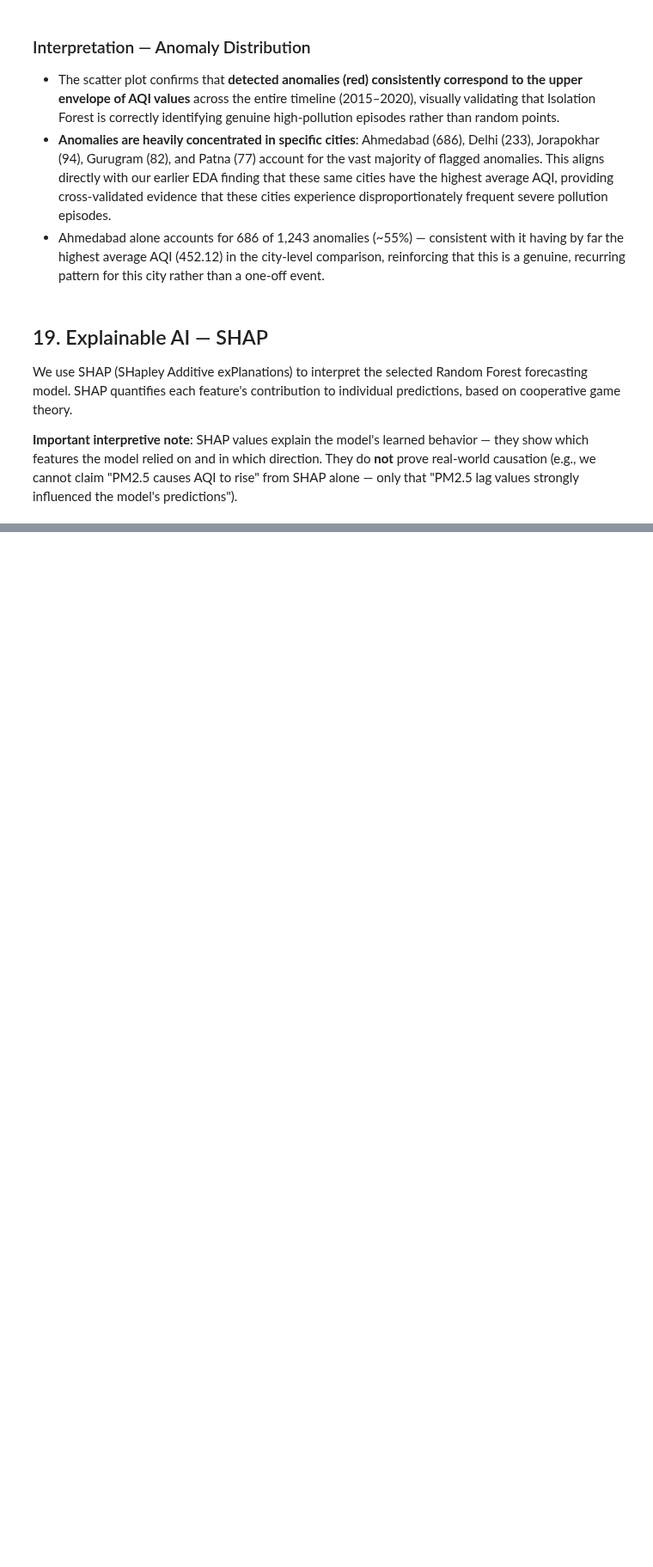
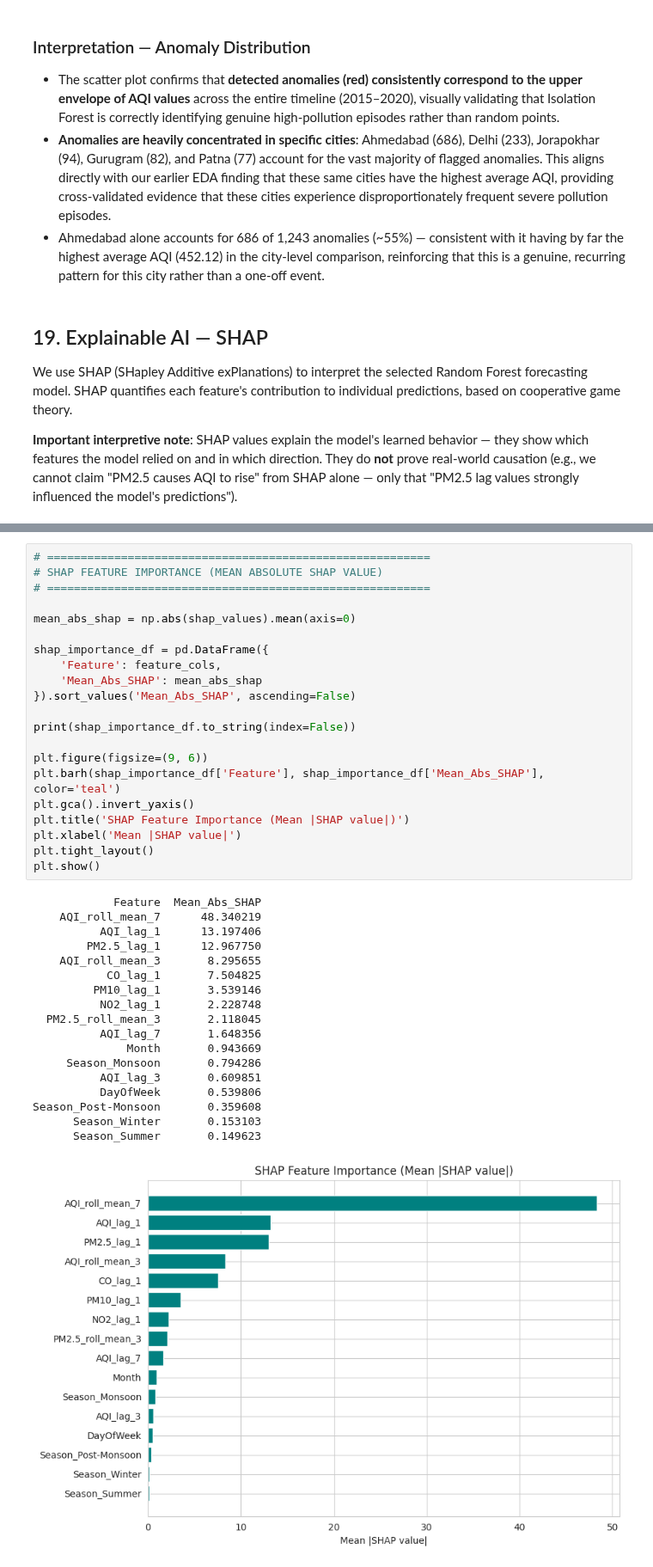
Before and after one commit to Lightrex7749/AI-ML-DL, a Jupyter notebook: AQI_Intelligence.ipynb, the cells around one changed output, grey strips where cells are left out. Shown at 86% size. Drawn from its saved outputs; the diff is of its cells as text; blank space fills up the shorter version.

```diff
--- a/AQI_Intelligence.ipynb
+++ b/AQI_Intelligence.ipynb
@@ -1761,0 +1765,40 @@ print("Shape of SHAP values:", shap_values.shape if hasattr(shap_values, 'shape'
+# %%
+# =========================================================
+# SHAP FEATURE IMPORTANCE (MEAN ABSOLUTE SHAP VALUE)
+# =========================================================
+
+mean_abs_shap = np.abs(shap_values).mean(axis=0)
+
+shap_importance_df = pd.DataFrame({
+    'Feature': feature_cols,
+    'Mean_Abs_SHAP': mean_abs_shap
+}).sort_values('Mean_Abs_SHAP', ascending=False)
+
+print(shap_importance_df.to_string(index=False))
+
+plt.figure(figsize=(9, 6))
+plt.barh(shap_importance_df['Feature'], shap_importance_df['Mean_Abs_SHAP'], color='teal')
+plt.gca().invert_yaxis()
+plt.title('SHAP Feature Importance (Mean |SHAP value|)')
+plt.xlabel('Mean |SHAP value|')
+plt.tight_layout()
+plt.show()
+# %% [output]
+            Feature  Mean_Abs_SHAP
+    AQI_roll_mean_7      48.340219
+          AQI_lag_1      13.197406
+        PM2.5_lag_1      12.967750
+    AQI_roll_mean_3       8.295655
+           CO_lag_1       7.504825
+         PM10_lag_1       3.539146
+          NO2_lag_1       2.228748
+  PM2.5_roll_mean_3       2.118045
+          AQI_lag_7       1.648356
+              Month       0.943669
+     Season_Monsoon       0.794286
+          AQI_lag_3       0.609851
+          DayOfWeek       0.539806
+Season_Post-Monsoon       0.359608
+      Season_Winter       0.153103
+      Season_Summer       0.149623
+[figure, added]
```
Also changed, not shown: parts of 9 cells of this notebook.
